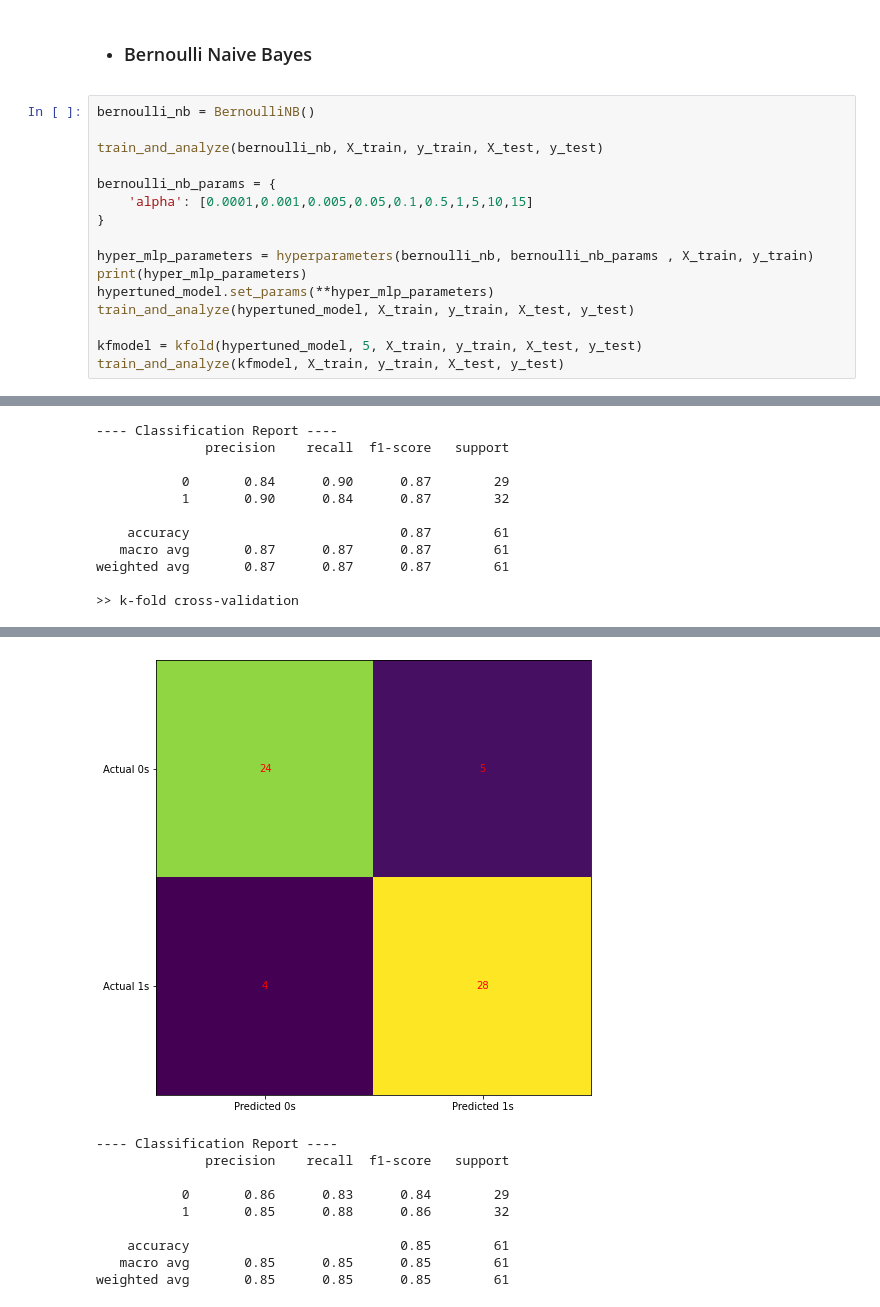
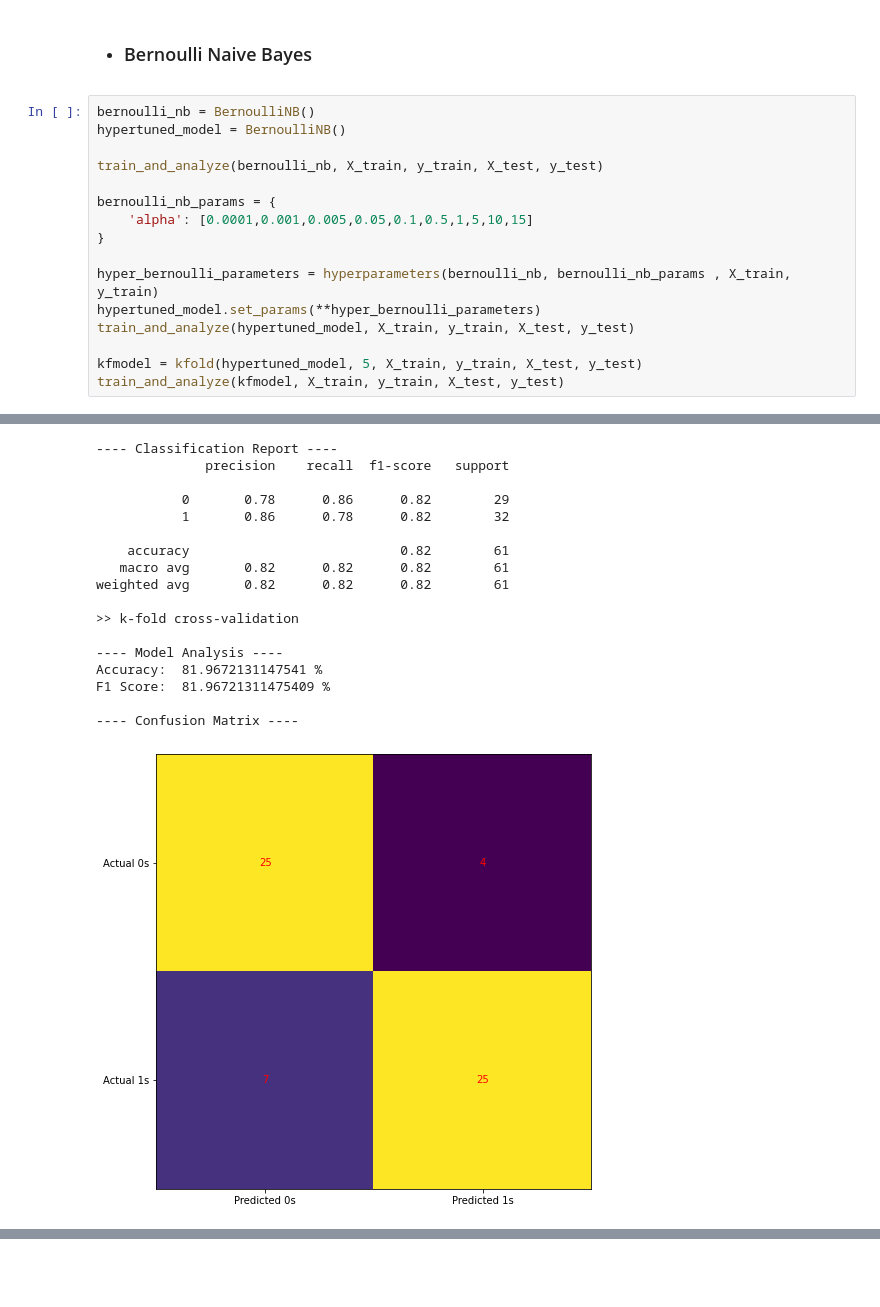
Before and after one commit to joaoreis16/heart_attack_prediction, a Jupyter notebook: code/main.ipynb, the cells around one changed output, grey strips where cells are left out. Saved outputs shown, nothing was run; the diff lists cells and outputs as text; blank space fills up the shorter version.

```diff
--- a/code/main.ipynb
+++ b/code/main.ipynb
@@ -895,6 +896,7 @@ weighted avg       0.87      0.87      0.87        61
 * ### Bernoulli Naive Bayes
 # %%
 bernoulli_nb = BernoulliNB()
+hypertuned_model = BernoulliNB()
 
 train_and_analyze(bernoulli_nb, X_train, y_train, X_test, y_test)
 
@@ -902,9 +904,8 @@ bernoulli_nb_params = {
     'alpha': [0.0001,0.001,0.005,0.05,0.1,0.5,1,5,10,15]
 }
 
-hyper_mlp_parameters = hyperparameters(bernoulli_nb, bernoulli_nb_params , X_train, y_train)
-print(hyper_mlp_parameters)
-hypertuned_model.set_params(**hyper_mlp_parameters)
+hyper_bernoulli_parameters = hyperparameters(bernoulli_nb, bernoulli_nb_params , X_train, y_train)
+hypertuned_model.set_params(**hyper_bernoulli_parameters)
 train_and_analyze(hypertuned_model, X_train, y_train, X_test, y_test)
 
 kfmodel = kfold(hypertuned_model, 5, X_train, y_train, X_test, y_test)
@@ -937,14 +937,21 @@ F1 Score:  87.0967741935484 %
 
 ---- Confusion Matrix ----
 [figure]
 ---- Classification Report ----
               precision    recall  f1-score   support
 
-           0       0.84      0.90      0.87        29
-           1       0.90      0.84      0.87        32
+           0       0.78      0.86      0.82        29
+           1       0.86      0.78      0.82        32
 
-    accuracy                           0.87        61
-   macro avg       0.87      0.87      0.87        61
-weighted avg       0.87      0.87      0.87        61
+    accuracy                           0.82        61
+   macro avg       0.82      0.82      0.82        61
+weighted avg       0.82      0.82      0.82        61
 
 >> k-fold cross-validation
+
+---- Model Analysis ----
+Accuracy:  81.9672131147541 %
+F1 Score:  81.96721311475409 %
+
+---- Confusion Matrix ----
+[figure, new version]
@@ -956,10 +966,0 @@ F1 Score:  86.15384615384615 %
-[figure, old version]
----- Classification Report ----
-              precision    recall  f1-score   support
-
-           0       0.86      0.83      0.84        29
-           1       0.85      0.88      0.86        32
-
-    accuracy                           0.85        61
-   macro avg       0.85      0.85      0.85        61
-weighted avg       0.85      0.85      0.85        61
```
Also changed, not shown: parts of 4 cells of this notebook.
